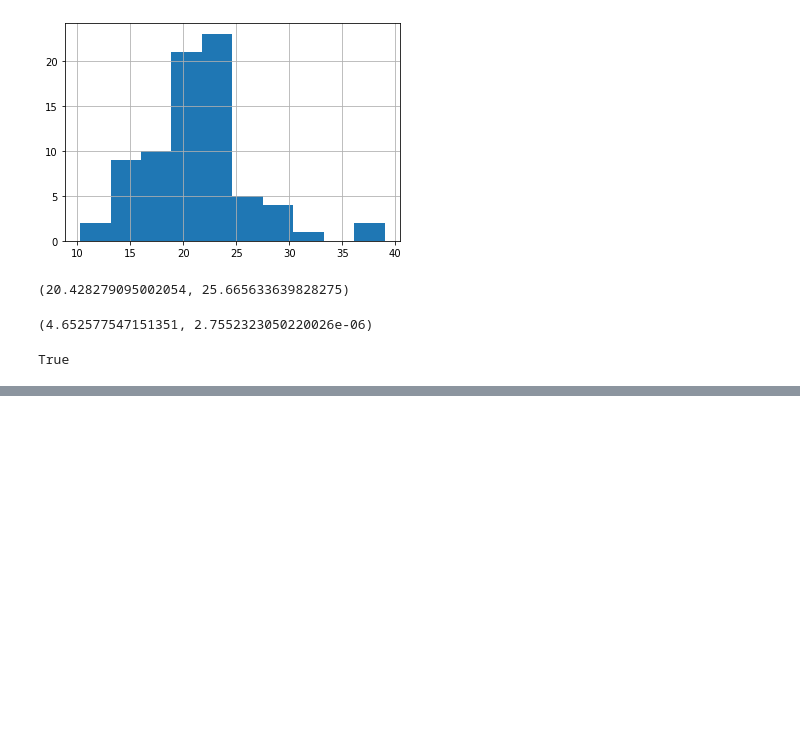
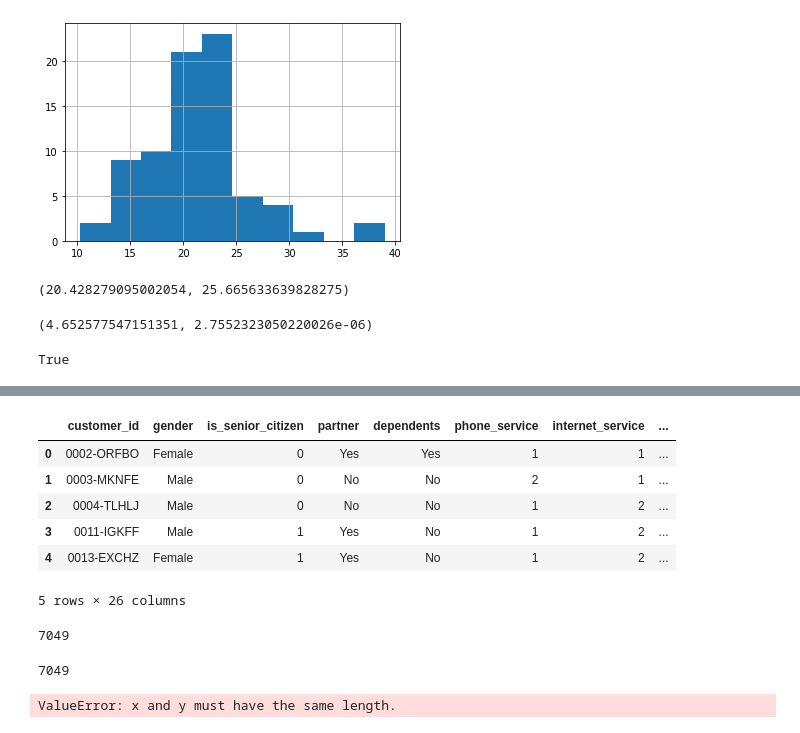
Before and after one commit to Severina7/statistics_exercises, a Jupyter notebook: hypothesis_testing.ipynb, the cells around one changed output, grey strips where cells are left out. Drawn from its saved outputs; the diff is of its cells as text; code cells hidden in the pictures; blank space fills up the shorter version.

```diff
--- a/hypothesis_testing.ipynb
+++ b/hypothesis_testing.ipynb
@@ -306,0 +316,24 @@ FileNotFoundError: [Errno 2] No such file or directory: 'Arsene BOUNDAONE - jemi
+# %%
+telco = pd.read_csv('Copy of Arsene BOUNDAONE - jemison_spreadsheet_exercises - Copy of Table1_CustDetails.csv')
+telco.head()
+# %% [output]
+|  | customer_id | gender | is_senior_citizen | partner | dependents | phone_service | internet_service | ... |
+| 0 | 0002-ORFBO | Female | 0 | Yes | Yes | 1 | 1 | ... |
+| 1 | 0003-MKNFE | Male | 0 | No | No | 2 | 1 | ... |
+| 2 | 0004-TLHLJ | Male | 0 | No | No | 1 | 2 | ... |
+| 3 | 0011-IGKFF | Male | 1 | Yes | No | 1 | 2 | ... |
+| 4 | 0013-EXCHZ | Female | 1 | Yes | No | 1 | 2 | ... |
+5 rows × 26 columns
+# %%
+len(telco.monthly_charges)
+# %% [output]
+7049
+# %%
+len(telco.rounded_tenure)
+# %% [output]
+7049
+# %%
+corr, p = stats.pearsonr('rounded_tenure', 'monthly_charges')
+corr, p
+# %% [output]
+ValueError: x and y must have the same length.
```
Also changed, not shown: parts of 40 cells of this notebook, 2 other files.
